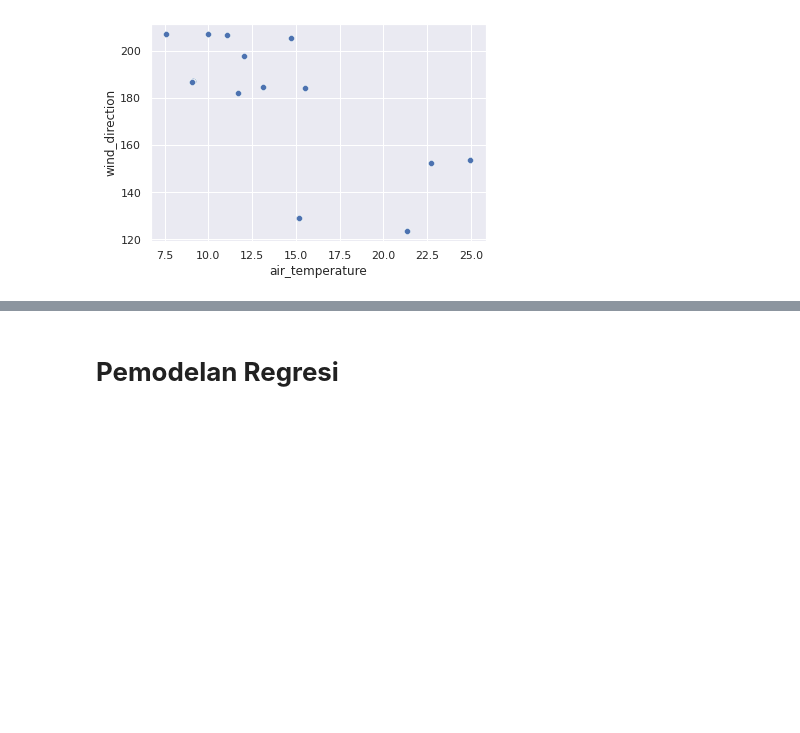
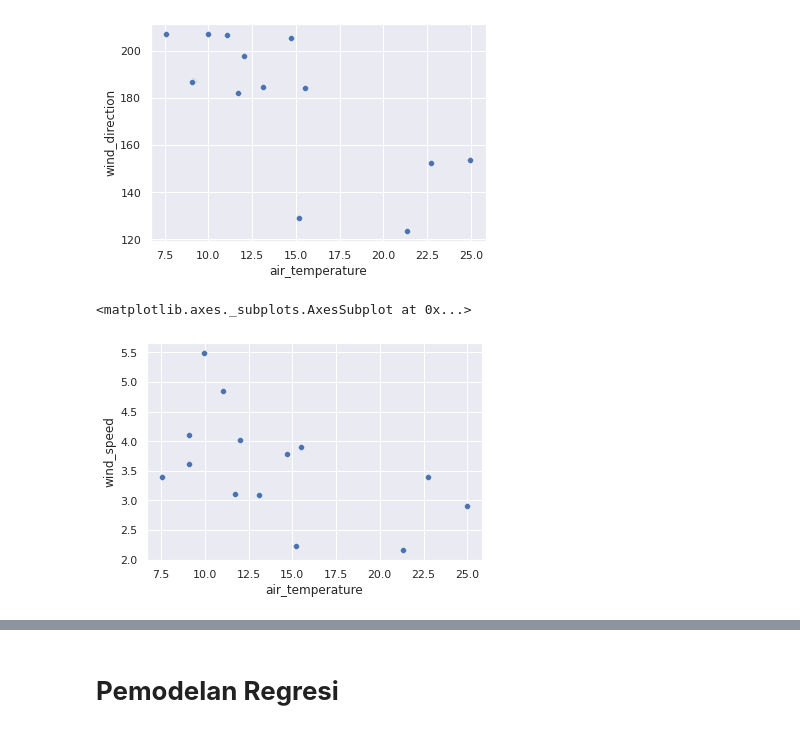
Before and after one commit to raistra/F-Case-Study-04-Data-Mining, a Jupyter notebook: Case_Study_04_Kelompok_F.ipynb, the cells around one changed output, grey strips where cells are left out. Saved outputs shown, nothing was run; the diff lists cells and outputs as text; code cells hidden in the pictures; blank space fills up the shorter version.

```diff
--- a/Case_Study_04_Kelompok_F.ipynb
+++ b/Case_Study_04_Kelompok_F.ipynb
@@ -327,3 +333,8 @@ sns.scatterplot(data=df4, x='air_temperature', y='wind_direction')
 # %% [output]
 <matplotlib.axes._subplots.AxesSubplot at 0x...>
 [figure]
+# %%
+sns.scatterplot(data=df4, x='air_temperature', y='wind_speed')
+# %% [output]
+<matplotlib.axes._subplots.AxesSubplot at 0x...>
+[figure, added]
```
Also changed, not shown: parts of 17 cells of this notebook.
